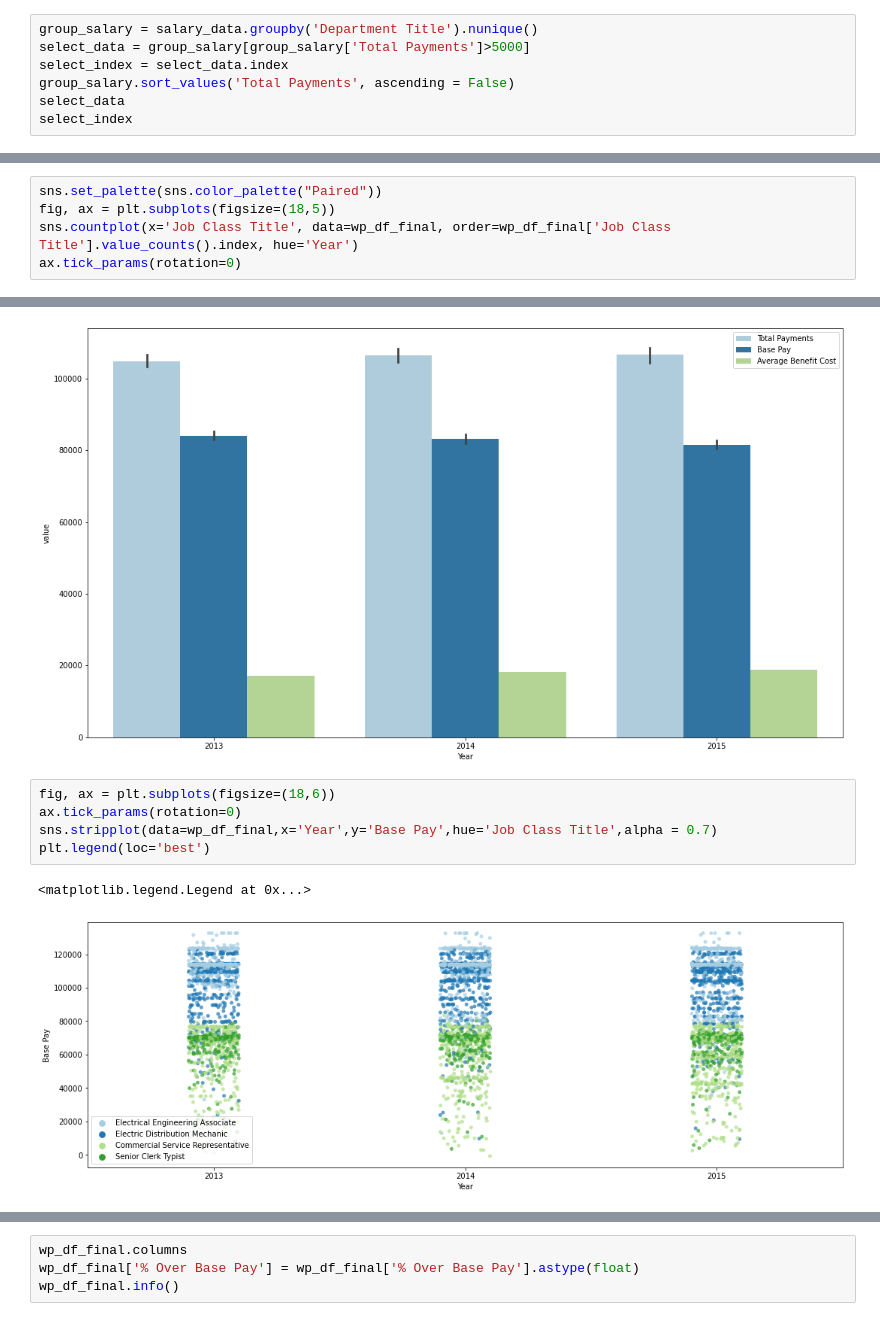
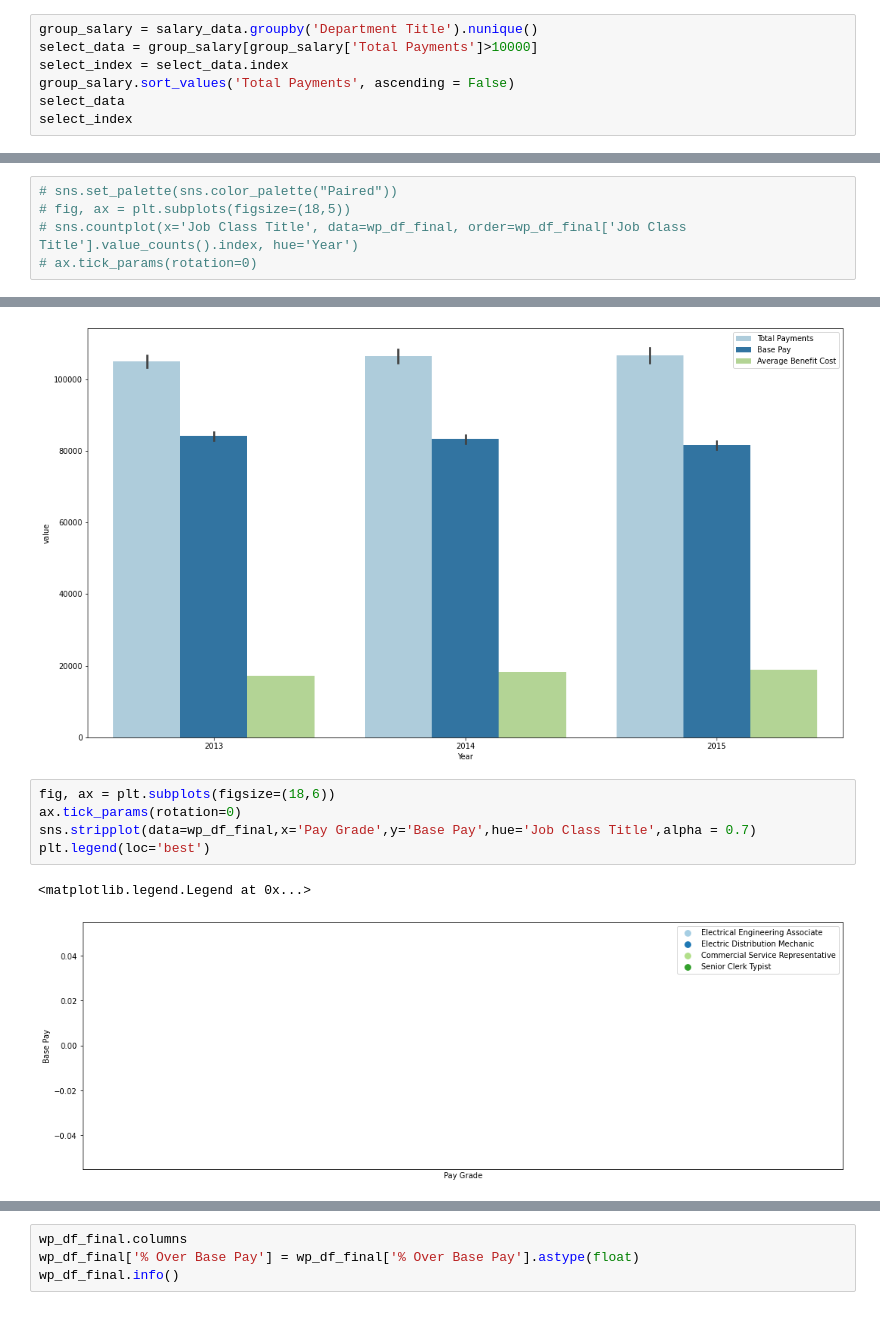
Before and after one commit to harikapeddi/Los_Angeles_Data_Project1, a Jupyter notebook: Salary_Analysis.ipynb, the cells around one changed output, grey strips where cells are left out. Cells and saved outputs as stored; diff of their text form.

Commit message:
updating salary_analysis file

```diff
--- a/Salary_Analysis.ipynb
+++ b/Salary_Analysis.ipynb
@@ -87,7 +87,7 @@ Employee Relations Board                                            6
 Name: Department Title, dtype: int64
 # %%
 group_salary = salary_data.groupby('Department Title').nunique()
-select_data = group_salary[group_salary['Total Payments']>5000]
+select_data = group_salary[group_salary['Total Payments']>10000]
 select_index = select_data.index
 group_salary.sort_values('Total Payments', ascending = False)
 select_data
@@ -242,7 +220,7 @@ ax.tick_params(rotation=0)
 # sns.histplot(data=wp_df_final, x='Job Class Title', hue='Year', element='bars', ).set_title('Histogram of Job Class Titles')
 # ax.tick_params(rotation=90)
 # %%
-sns.set_palette(sns.color_palette("Paired"))
-fig, ax = plt.subplots(figsize=(18,5))
-sns.countplot(x='Job Class Title', data=wp_df_final, order=wp_df_final['Job Class Title'].value_counts().index, hue='Year')
-ax.tick_params(rotation=0)
+# sns.set_palette(sns.color_palette("Paired"))
+# fig, ax = plt.subplots(figsize=(18,5))
+# sns.countplot(x='Job Class Title', data=wp_df_final, order=wp_df_final['Job Class Title'].value_counts().index, hue='Year')
+# ax.tick_params(rotation=0)
@@ -292,8 +268,8 @@ plt.legend(loc='upper right')
 # %%
 fig, ax = plt.subplots(figsize=(18,6))
 ax.tick_params(rotation=0)
-sns.stripplot(data=wp_df_final,x='Year',y='Base Pay',hue='Job Class Title',alpha = 0.7)
+sns.stripplot(data=wp_df_final,x='Pay Grade',y='Base Pay',hue='Job Class Title',alpha = 0.7)
 plt.legend(loc='best')
 # %% [output]
 <matplotlib.legend.Legend at 0x...>
-[figure, old version]
+[figure, new version]
```
Also changed, not shown: parts of 14 cells of this notebook.
